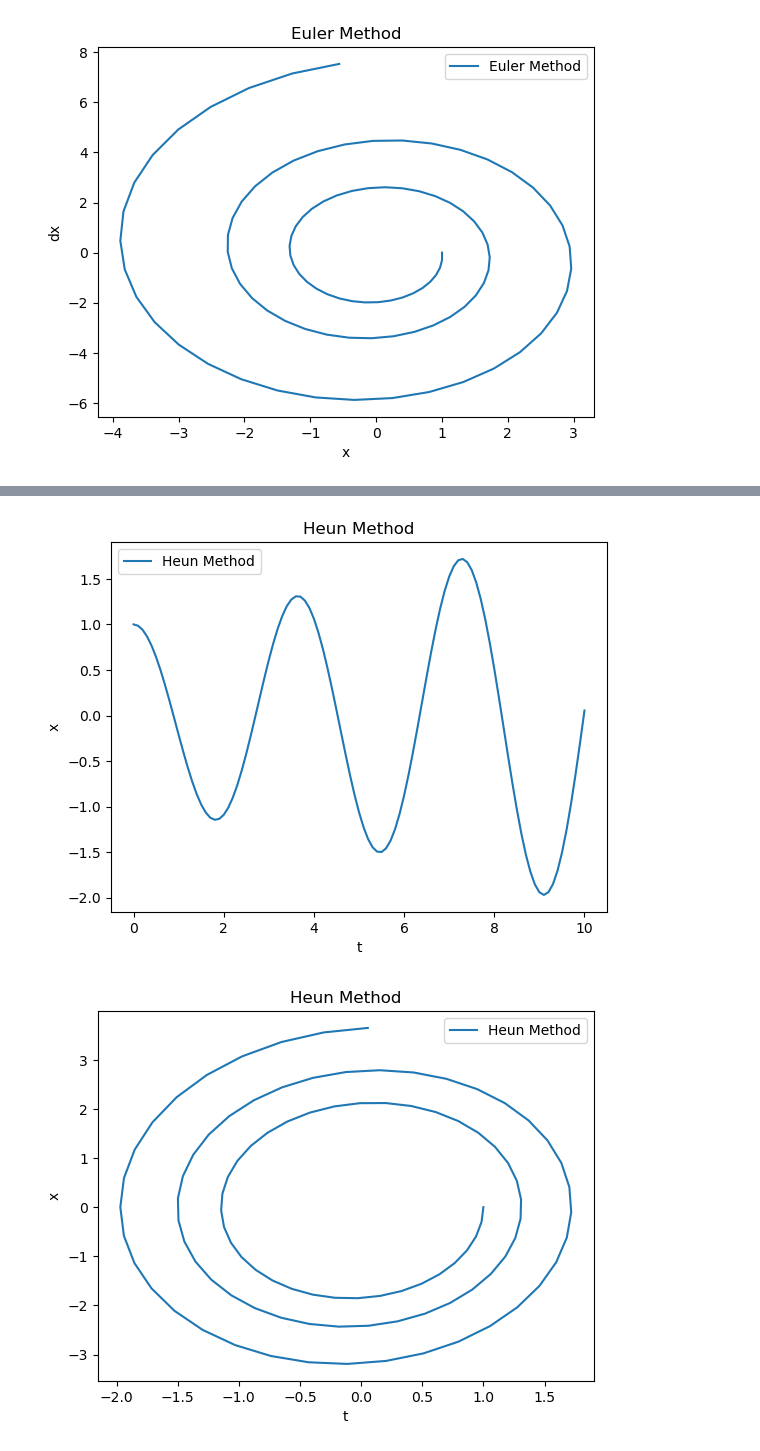
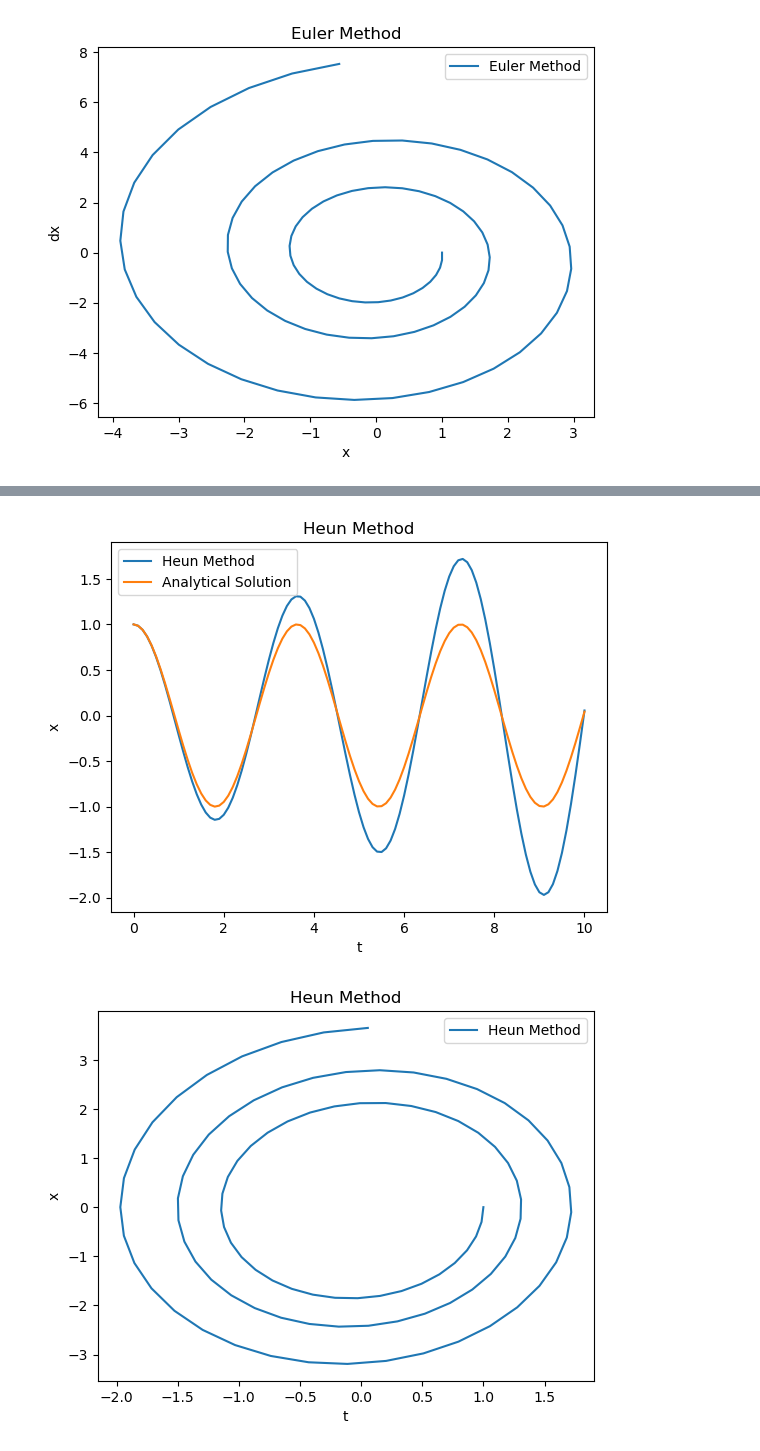
Before and after one commit to YoshihiroKatagi/TA_NumericalAnalysis, a Jupyter notebook: kadai7/result.ipynb, the cells around one changed output, grey strips where cells are left out. Saved outputs shown, nothing was run; the diff lists cells and outputs as text; code cells hidden in the pictures.

```diff
--- a/kadai7/result.ipynb
+++ b/kadai7/result.ipynb
@@ -64,15 +64,15 @@ df
 101 rows × 4 columns
 # %%
 plt.plot(df["t"], df["x"], label="Heun Method")
-# plt.plot(df["t"], df["x_true"], label="Analytical Solution")
+plt.plot(df["t"], df["x_true"], label="Analytical Solution")
 plt.title("Heun Method")
 plt.xlabel("t")
 plt.ylabel("x")
 plt.legend()
 plt.savefig("Heun_t_x.png")
 plt.show()
 # %% [output]
-[figure, old version]
+[figure, new version]
 # %%
 plt.plot(df["x"], df["dx"], label="Heun Method")
 plt.title("Heun Method")
```
Also changed, not shown: parts of 3 cells of this notebook, 6 other files.
